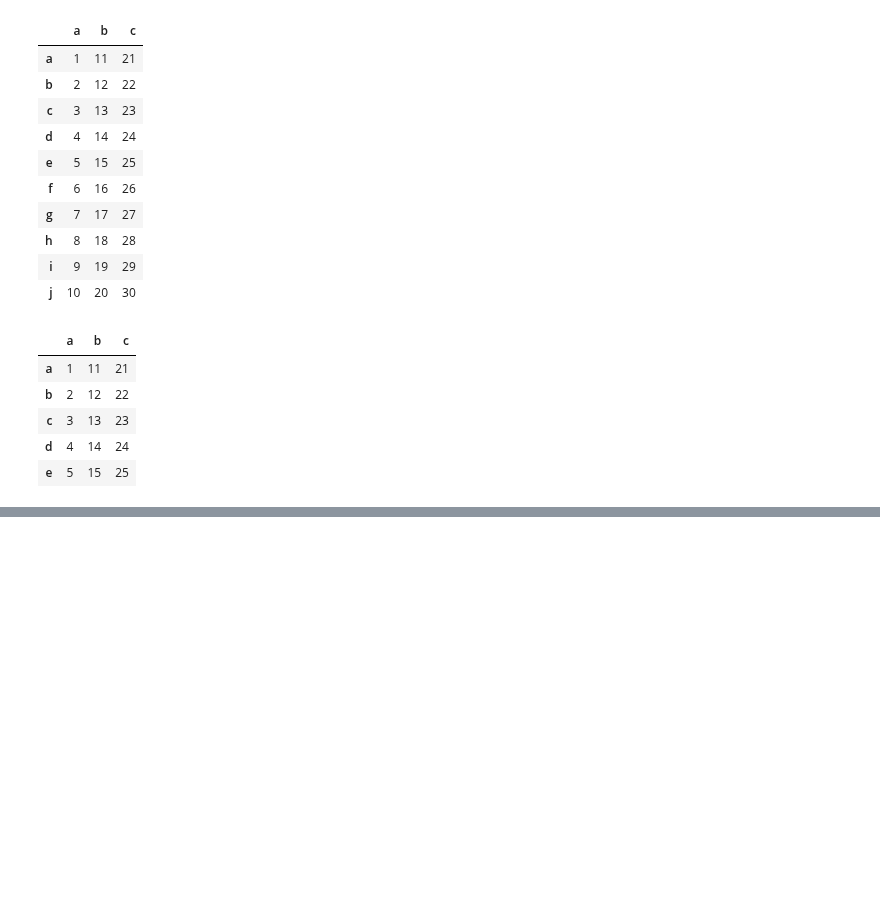
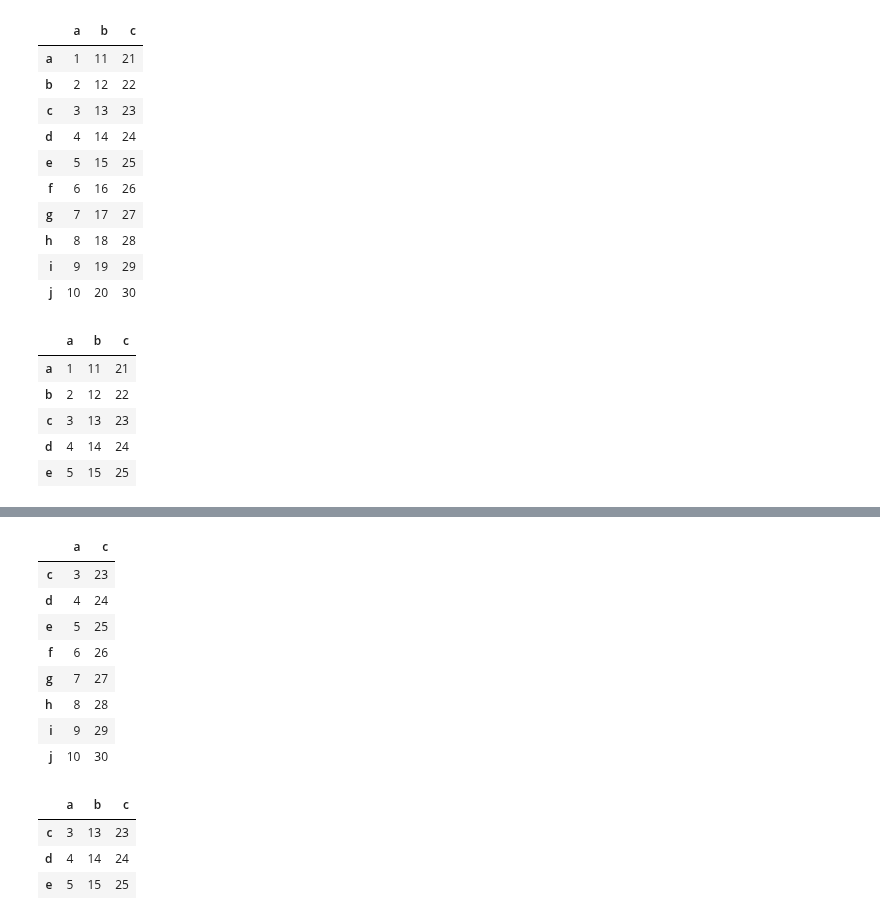
Before and after one commit to WooHyun94/TIL, a Jupyter notebook: Python/220927.ipynb, the cells around one changed output, grey strips where cells are left out. Drawn from its saved outputs; the diff is of its cells as text; code cells hidden in the pictures; blank space fills up the shorter version.

```diff
--- a/Python/220927.ipynb
+++ b/Python/220927.ipynb
@@ -220,0 +248,20 @@ df.iloc[ : 5, : ]
+# %%
+# a가 3이상인 데이터 중, a, c 칼럼만 출력하시오
+df[df['a'] >= 3][['a', 'c']]
+# %% [output]
+|  | a | c |
+| c | 3 | 23 |
+| d | 4 | 24 |
+| e | 5 | 25 |
+| f | 6 | 26 |
+| g | 7 | 27 |
+| h | 8 | 28 |
+| i | 9 | 29 |
+| j | 10 | 30 |
+# %%
+df[(df['a'] >= 3) & (df['b'] < 16)]
+# %% [output]
+|  | a | b | c |
+| c | 3 | 13 | 23 |
+| d | 4 | 14 | 24 |
+| e | 5 | 15 | 25 |
```
Also changed, not shown: parts of 2 cells of this notebook.
